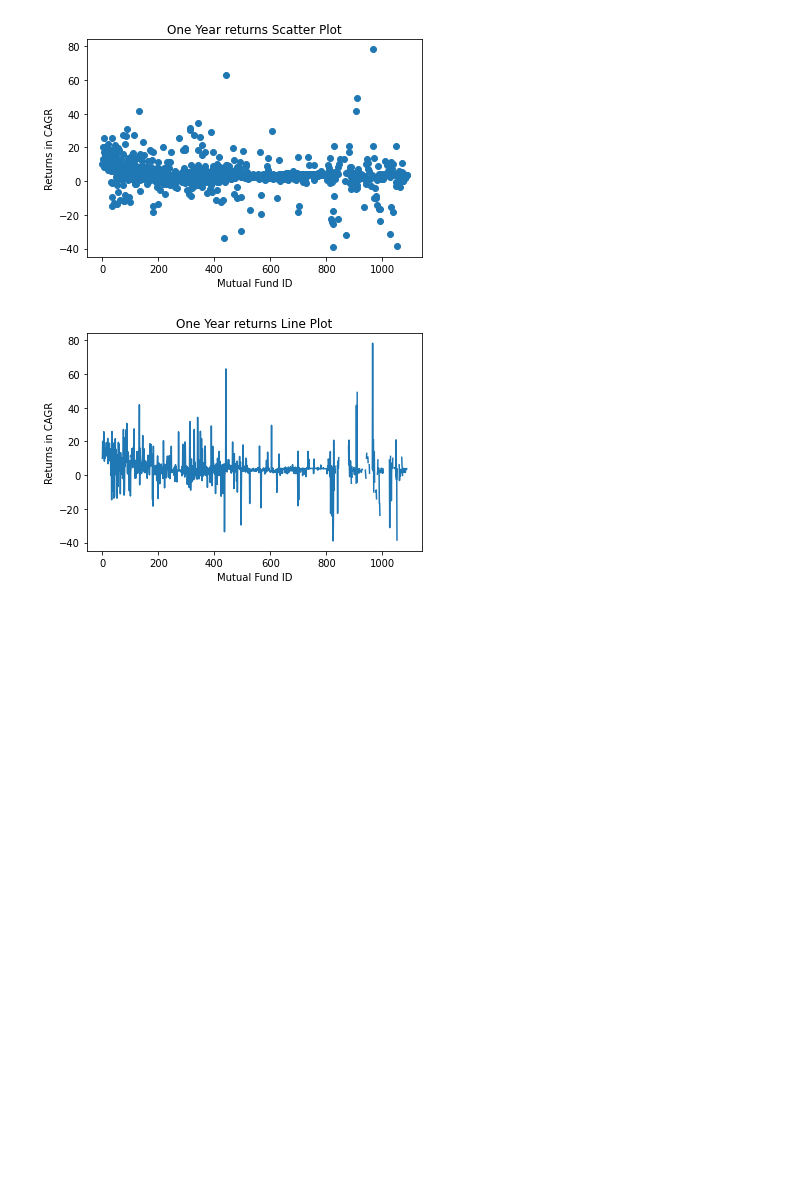
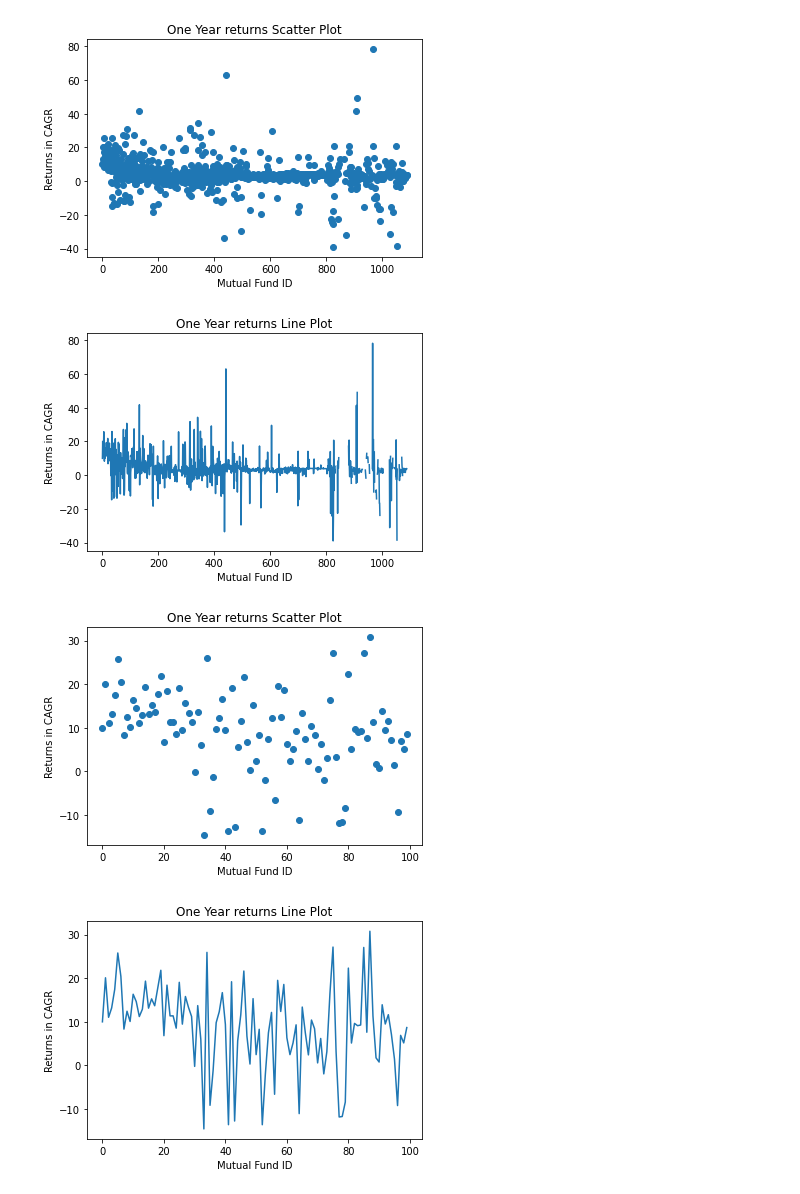
Before and after one commit to babe8901/mutual-fund-analysis, a Jupyter notebook: mutual-fund-analysis.ipynb, the cells around one changed output. Drawn from its saved outputs; the diff is of its cells as text; code cells hidden in the pictures; blank space fills up the shorter version.

```diff
--- a/mutual-fund-analysis.ipynb
+++ b/mutual-fund-analysis.ipynb
@@ -27,30 +28,59 @@ display(data.head(10))
 import pandas as pd
 import matplotlib.pyplot as plt
 
 # Scatter plot with id against one year returns
 plt.scatter(data['id'], data['return_1yr'])
 
 # Adding Title to the Plot
 plt.title("One Year returns Scatter Plot")
 
 # Setting the X and Y labels
 plt.xlabel('Mutual Fund ID')
 plt.ylabel('Returns in CAGR')
 
 plt.show()
 
 
 # line plot with id against one year returns
 plt.plot(data['id'], data['return_1yr'])
 
 # Adding Title to the Plot
 plt.title("One Year returns Line Plot")
 
 # Setting the X and Y labels
 plt.xlabel('Mutual Fund ID')
 plt.ylabel('Returns in CAGR')
 
 plt.show()
+
+
+# Scatter plot with id against one year returns
+plt.scatter(top['id'], top['return_1yr'])
+plt.title("One Year returns Scatter Plot")
+plt.xlabel('Mutual Fund ID')
+plt.ylabel('Returns in CAGR')
+plt.show()
+
+plt.plot(top['id'], top['return_1yr'])
+plt.title("One Year returns Line Plot")
+plt.xlabel('Mutual Fund ID')
+plt.ylabel('Returns in CAGR')
+plt.show()
+
+# Scatter plot with id against one year returns
+plt.scatter(bottom['id'], bottom['return_1yr'])
+plt.title("One Year returns Scatter Plot")
+plt.xlabel('Mutual Fund ID')
+plt.ylabel('Returns in CAGR')
+plt.show()
+
+plt.plot(bottom['id'], bottom['return_1yr'])
+plt.title("One Year returns Line Plot")
+plt.xlabel('Mutual Fund ID')
+plt.ylabel('Returns in CAGR')
+plt.show()
 # %% [output]
 [figure]
 [figure]
+[figure, added]
+[figure, added]
```
Also changed, not shown: parts of 13 cells of this notebook.
